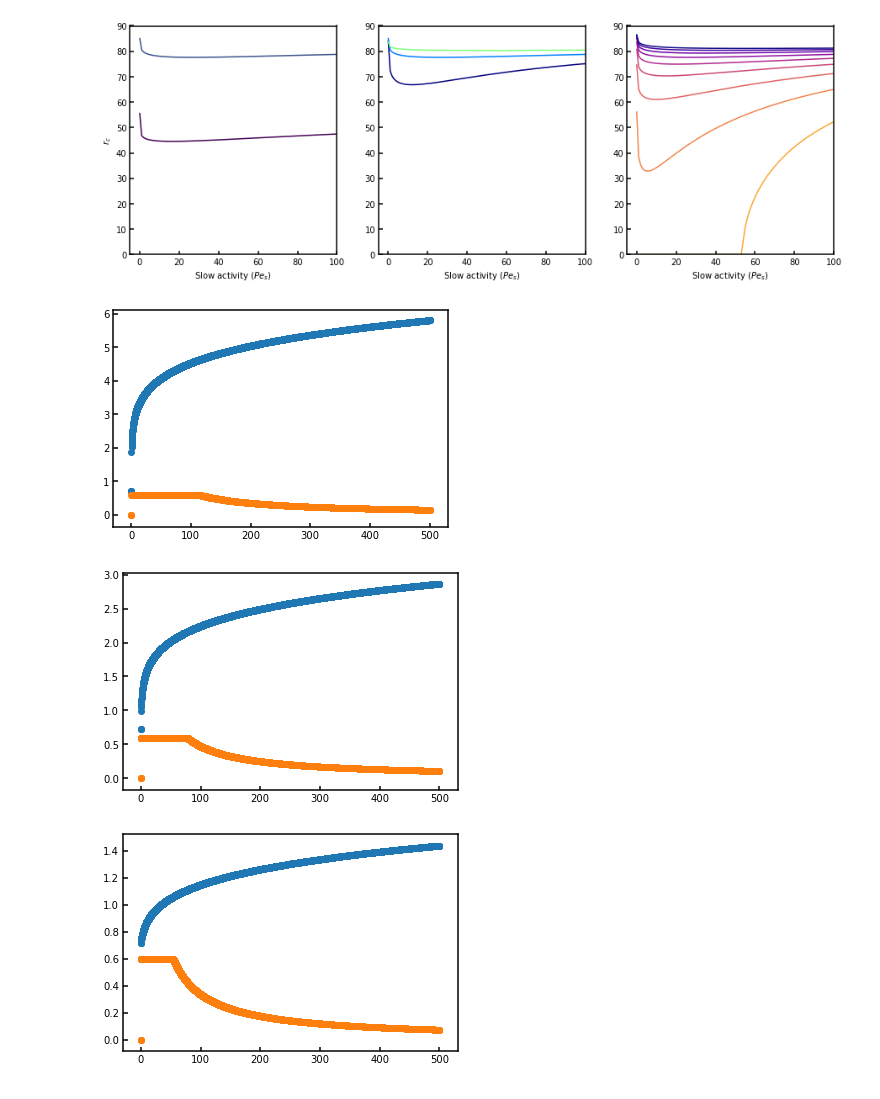
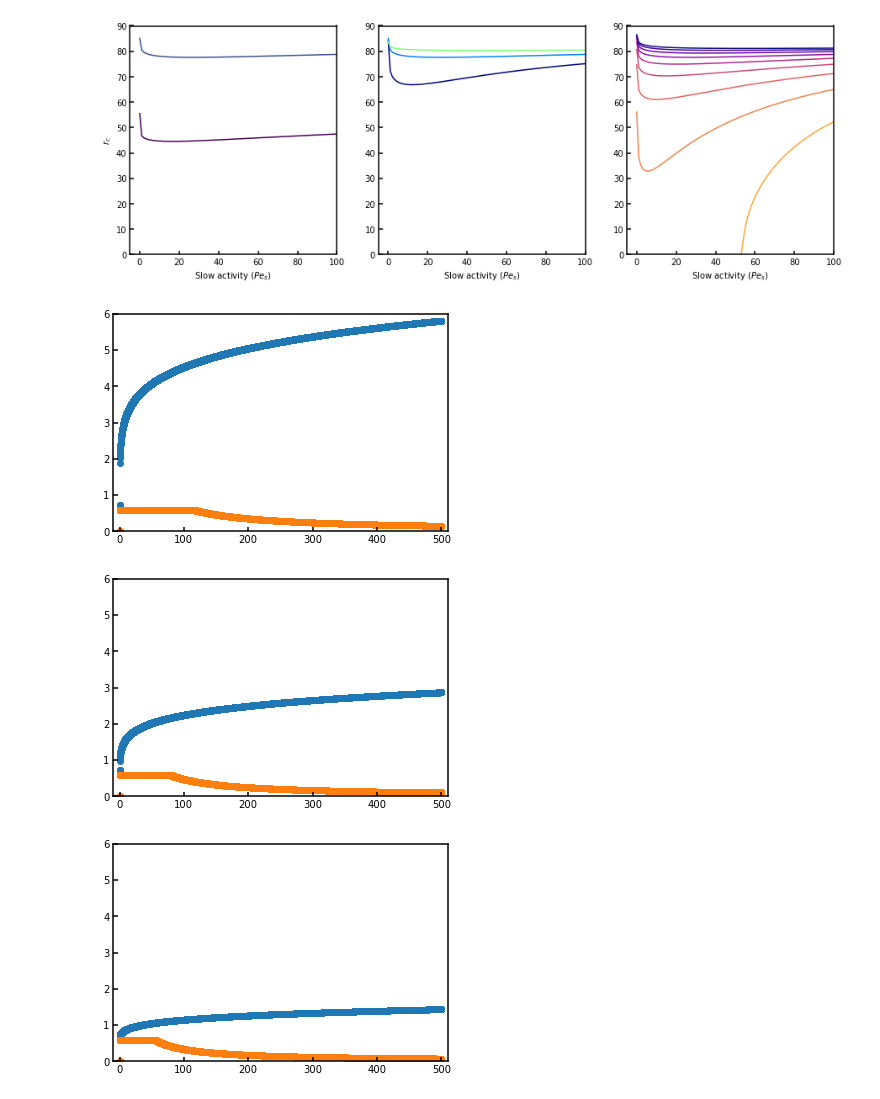
Before and after one commit to kolbt/whingdingdilly, a Jupyter notebook: ipython/binary_soft/analytical/binary_soft.ipynb, the cells around one changed output. Cells and saved outputs as stored; diff of their text form; code cells hidden in the pictures.

```diff
--- a/ipython/binary_soft/analytical/binary_soft.ipynb
+++ b/ipython/binary_soft/analytical/binary_soft.ipynb
@@ -924,10 +924,12 @@ plt.show()
 # %%
 # What does the relationship look like for peNet?
 for i in range(0, len(epsRange)):
     plt.scatter(peNets[i], phiL[i])
     plt.scatter(peNets[i], netPhiGs[i])
+    plt.xlim(-10, 510)
+    plt.ylim(0, 6)
     plt.show()
 # %% [output]
-[figure, old version]
+[figure, new version]
-[figure, old version]
+[figure, new version]
-[figure, old version]
+[figure, new version]
```
Also changed, not shown: parts of 1 cell of this notebook, 3 other files.
